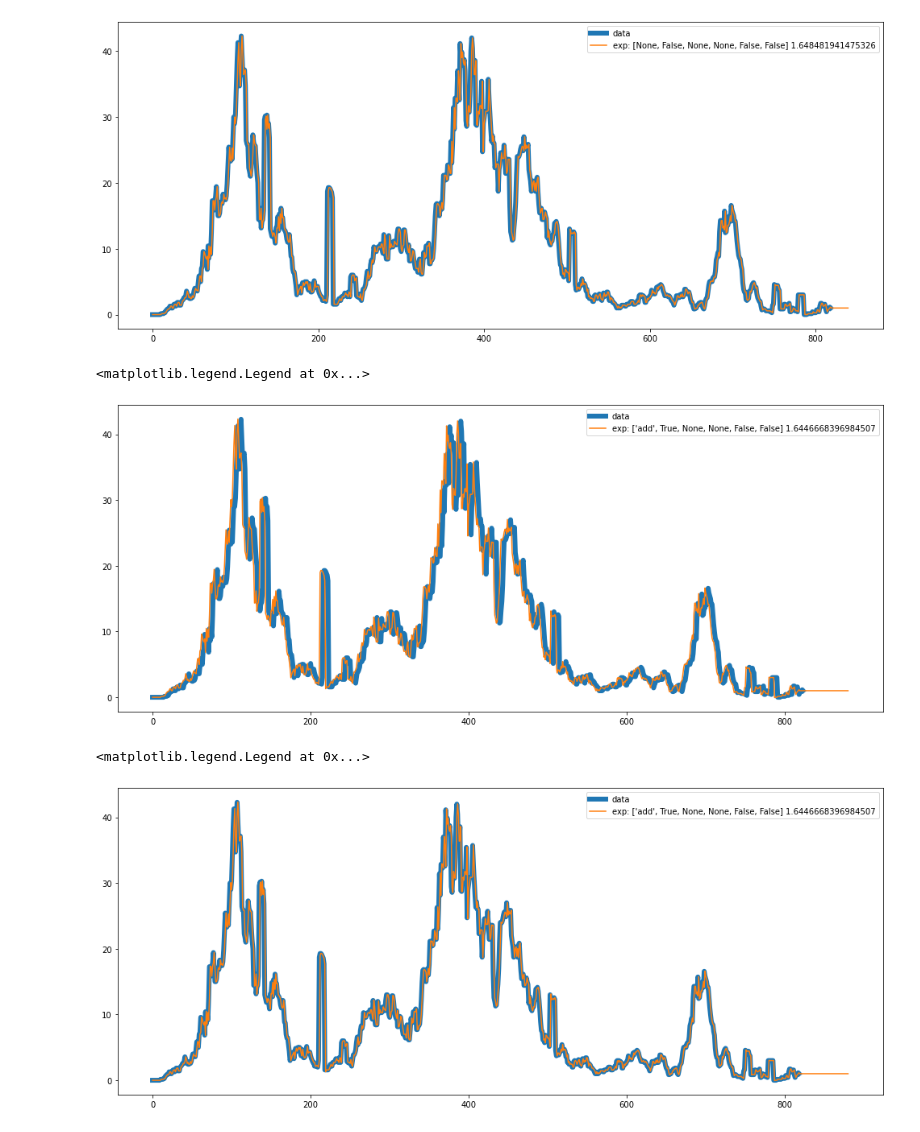
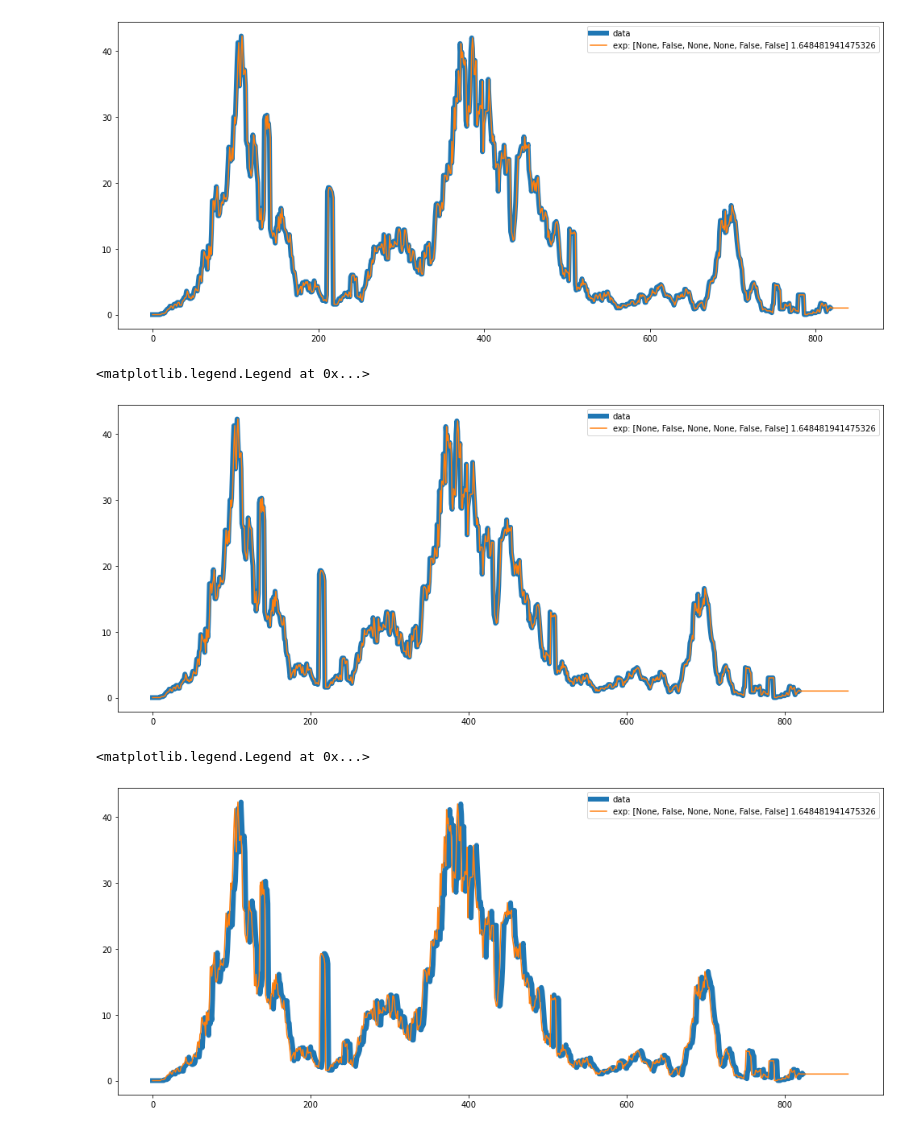
Before and after one commit to Natalnet/ncovid-autoregressive-forecast, a Jupyter notebook: jupyter/test_exp_smoothing.ipynb, the cells around one changed output. Cells and saved outputs as stored; diff of their text form; code cells hidden in the pictures.

Commit message:
added methods to load instances

```diff
--- a/jupyter/test_exp_smoothing.ipynb
+++ b/jupyter/test_exp_smoothing.ipynb
@@ -51,42 +51,47 @@ plt.legend()
 # %%
 begin_forecast = "2020-04-01"
 end_forecast = "2022-08-10"
 yhat = obj.instance_forecast_by_period(str(obj.begin_raw.date()), end_forecast)
 
 import matplotlib.pyplot as plt
 name = obj.model_instances[0][0]
 cfg = obj.model_instances[0][3]
 error = obj.model_instances[0][4]
 
 plt.figure(figsize=(17,7))
-plt.plot(obj.data, label='data', linewidth=6)
+plt.plot(obj.data_used_in_trainning, label='data', linewidth=6)
 plt.plot(yhat, label=name+": "+cfg+" "+str(error))
 plt.legend()
 # %% [output]
 <matplotlib.legend.Legend at 0x...>
-[figure, old version]
+[figure, new version]
 # %%
+import uuid, json
+
+# save_metadata_path = "../dbs/instances_metadata/"
+filename = "metadata_[None, False, None, None, False, False]_brl:rn.json"
+# metadata = json.load(open(save_metadata_path+filename))
+
+instance_object = obj.load_instance_from_local_metadata_filename(filename)
+
+begin_forecast = "2020-04-01"
+end_forecast = "2022-08-10"
+yhat = obj.instance_forecast_by_period(str(obj.begin_raw.date()), end_forecast, instance_object)
+
 import matplotlib.pyplot as plt
-from numpy import array
 name = obj.model_instances[0][0]
 cfg = obj.model_instances[0][3]
 error = obj.model_instances[0][4]
-
-# convert windows of weekly multivariate data into a series of total power
-def to_series(data):
-  # extract just the total power from each week
-  series = [week[:] for week in data]
-  # flatten into a single series
-  series = array(series).flatten()
-  return series
 
 plt.figure(figsize=(17,7))
 plt.plot(obj.data_used_in_trainning, label='data', linewidth=6)
 plt.plot(yhat, label=name+": "+cfg+" "+str(error))
 plt.legend()
+
+# instance_forecast_by_period_from_object(metadata)
 # %% [output]
 <matplotlib.legend.Legend at 0x...>
-[figure, old version]
+[figure, new version]
 # %%
 model_inst = obj.model_instances[0][2]
 print(obj.model_instances)
```
Also changed, not shown: parts of 7 cells of this notebook, 3 other files.
